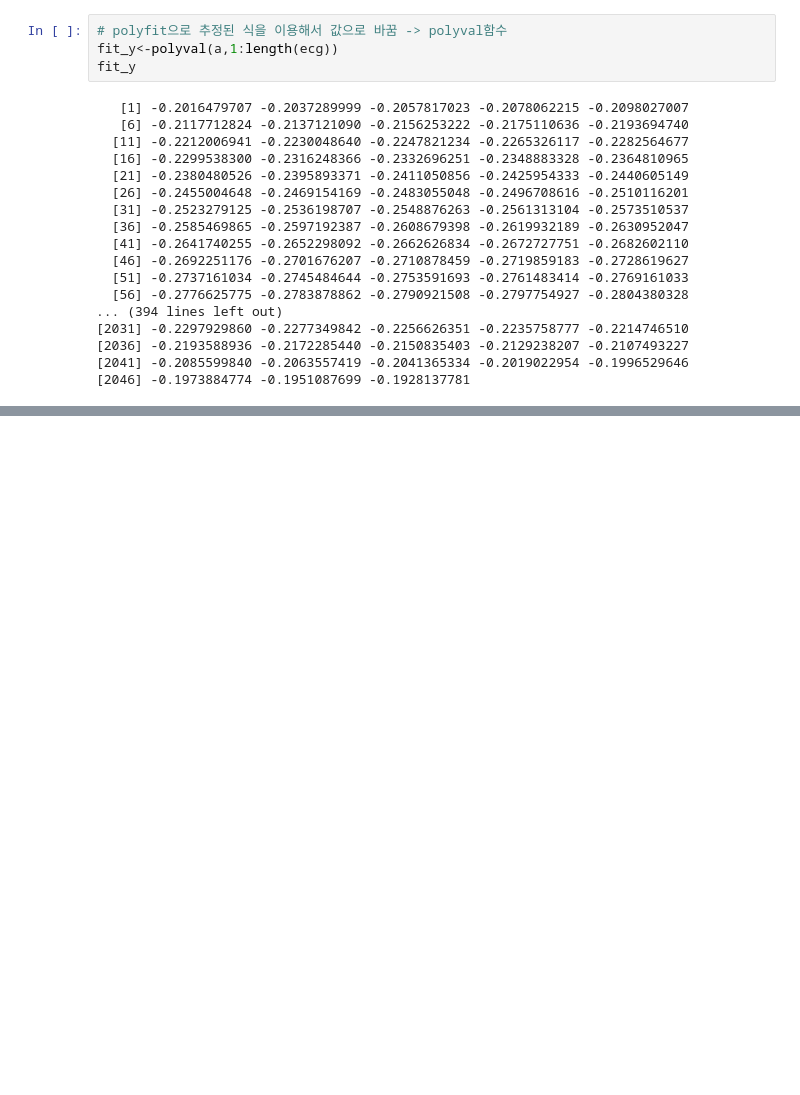
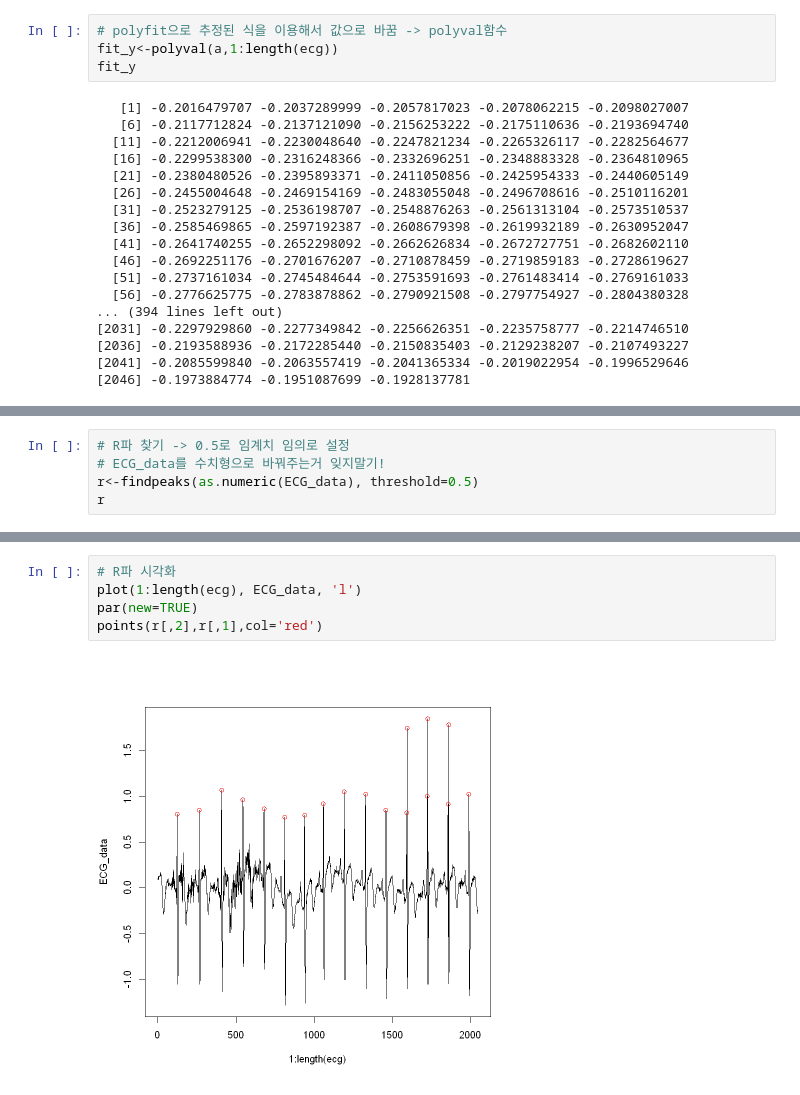
Before and after one commit to young-hun-jo/SCH_Univ_Course, a Jupyter notebook: Unstructured_data/peak_analysis.ipynb, the cells around one changed output, grey strips where cells are left out. Cells and saved outputs as stored; diff of their text form; blank space fills up the shorter version.

```diff
--- a/Unstructured_data/peak_analysis.ipynb
+++ b/Unstructured_data/peak_analysis.ipynb
@@ -184,0 +221,5 @@ Traceback:
+# %%
+# R파 찾기 -> 0.5로 임계치 임의로 설정
+# ECG_data를 수치형으로 바꿔주는거 잊지말기!
+r<-findpeaks(as.numeric(ECG_data), threshold=0.5)
+r
@@ -184,0 +244,7 @@ Traceback:
+# %%
+# R파 시각화
+plot(1:length(ecg), ECG_data, 'l')
+par(new=TRUE)
+points(r[,2],r[,1],col='red')
+# %% [output]
+[figure, added]
```
Also changed, not shown: parts of 16 cells of this notebook.
